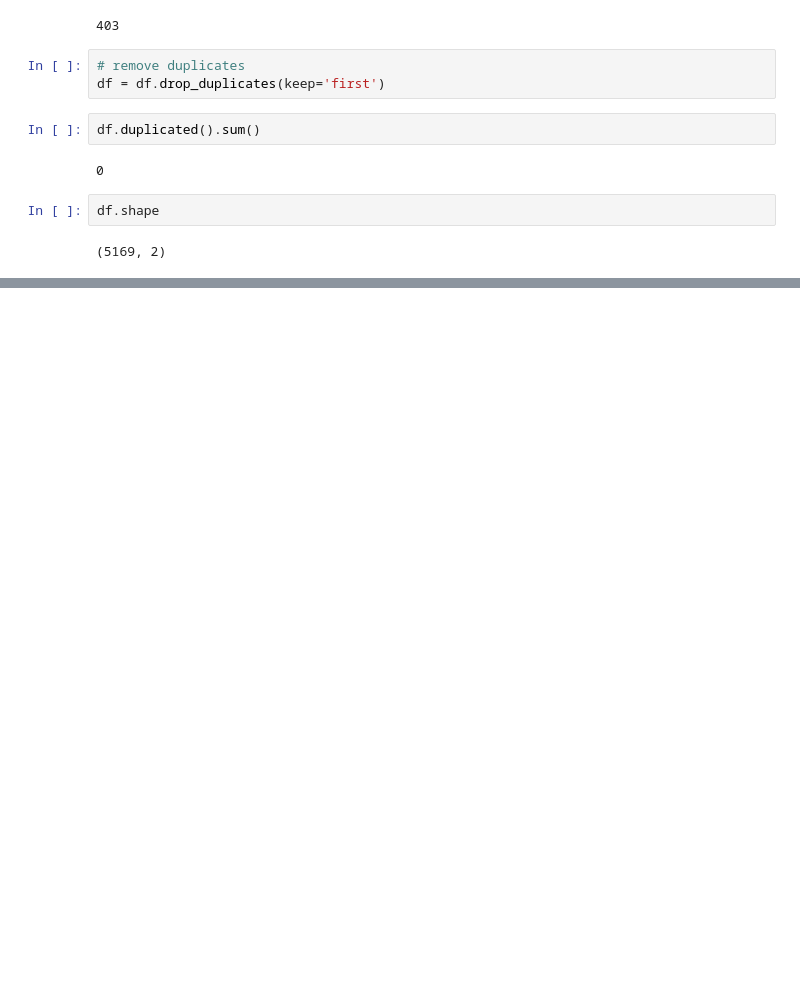
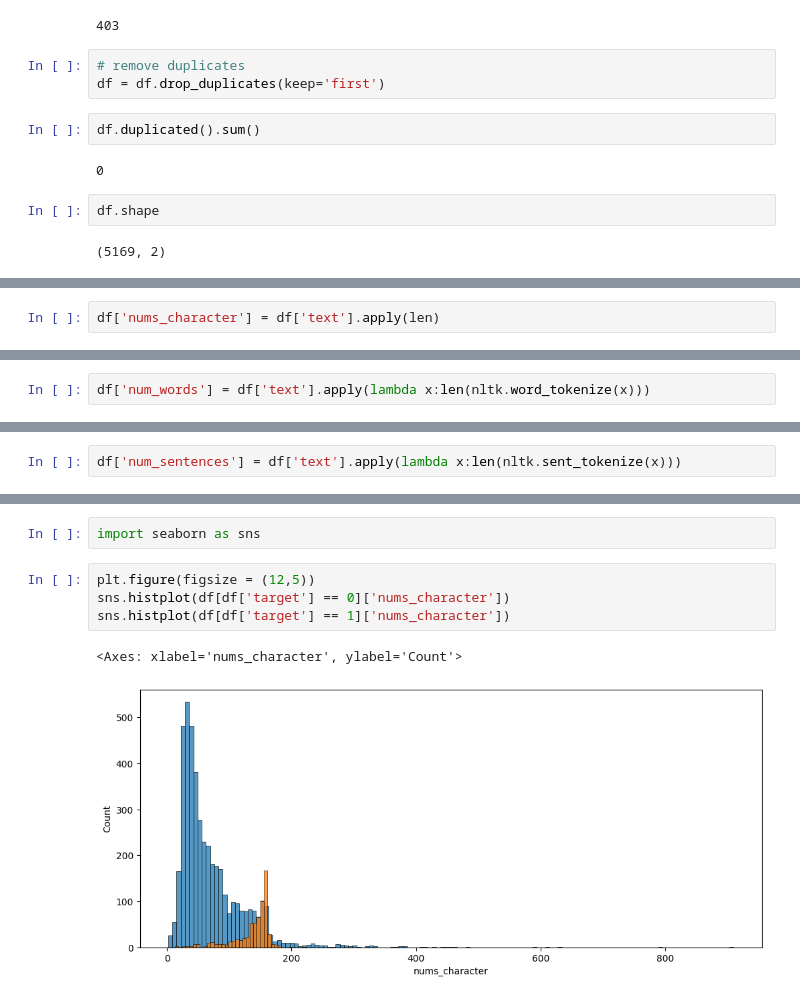
Before and after one commit to HarshRay04/Email_spam_check, a Jupyter notebook: main.ipynb, the cells around one changed output, grey strips where cells are left out. Drawn from its saved outputs; the diff is of its cells as text; blank space fills up the shorter version.

```diff
--- a/main.ipynb
+++ b/main.ipynb
@@ -137,0 +180,2 @@ df.shape
+# %%
+df['nums_character'] = df['text'].apply(len)
@@ -137,0 +191,2 @@ df.shape
+# %%
+df['num_words'] = df['text'].apply(lambda x:len(nltk.word_tokenize(x)))
@@ -137,0 +202,2 @@ df.shape
+# %%
+df['num_sentences'] = df['text'].apply(lambda x:len(nltk.sent_tokenize(x)))
@@ -137,0 +256,9 @@ df.shape
+# %%
+import seaborn as sns
+# %%
+plt.figure(figsize = (12,5))
+sns.histplot(df[df['target'] == 0]['nums_character'])
+sns.histplot(df[df['target'] == 1]['nums_character'])
+# %% [output]
+<Axes: xlabel='nums_character', ylabel='Count'>
+[figure, added]
```
Also changed, not shown: parts of 59 cells of this notebook, 4 other files.
